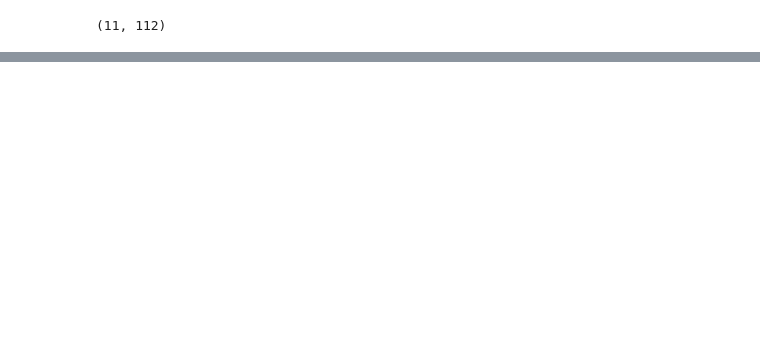
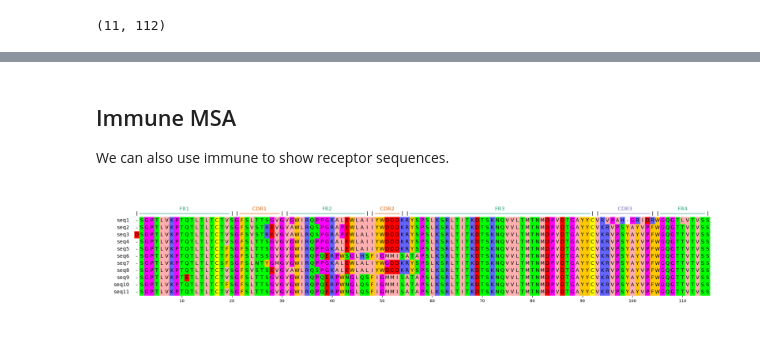
Before and after one commit to openpaul/customPythonBioinfotools, a Jupyter notebook: examples/MSA.ipynb, the cells around one changed output, grey strips where cells are left out. Drawn from its saved outputs; the diff is of its cells as text; code cells hidden in the pictures; blank space fills up the shorter version.

Commit message:
new immune based annoataion and msa

```diff
--- a/examples/MSA.ipynb
+++ b/examples/MSA.ipynb
@@ -60,0 +70,11 @@ mv.plotfig();
+# %% [markdown]
+## Immune MSA
+
+We can also use immune to show receptor sequences.
+# %%
+from cstbioinfo.immune import plot_numbered_msa
+
+mv, _, _ = plot_numbered_msa(aa_sequences, annotate_regions = True, min_confidence = 0.3)
+mv.plotfig();
+# %% [output]
+[figure, added]
```
Also changed, not shown: parts of 4 cells of this notebook, 7 other files.
